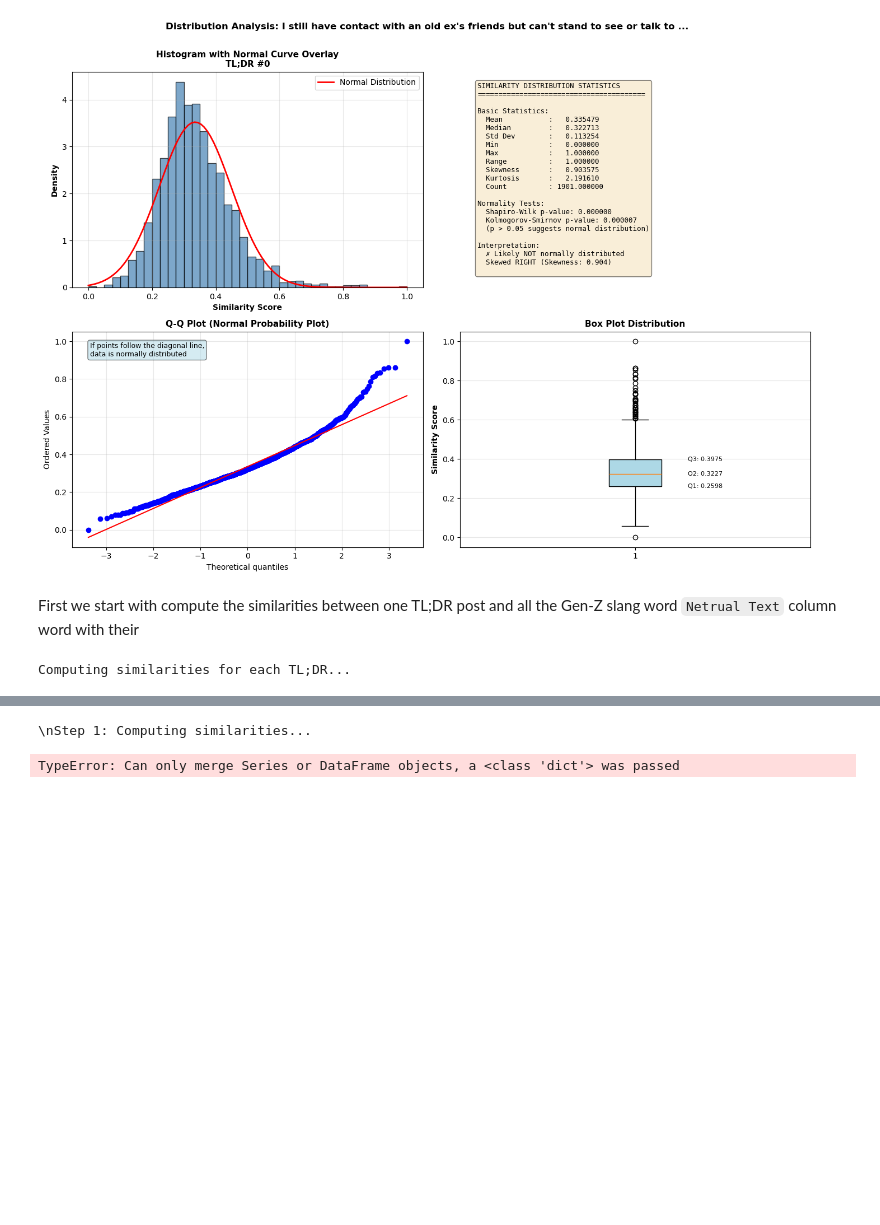
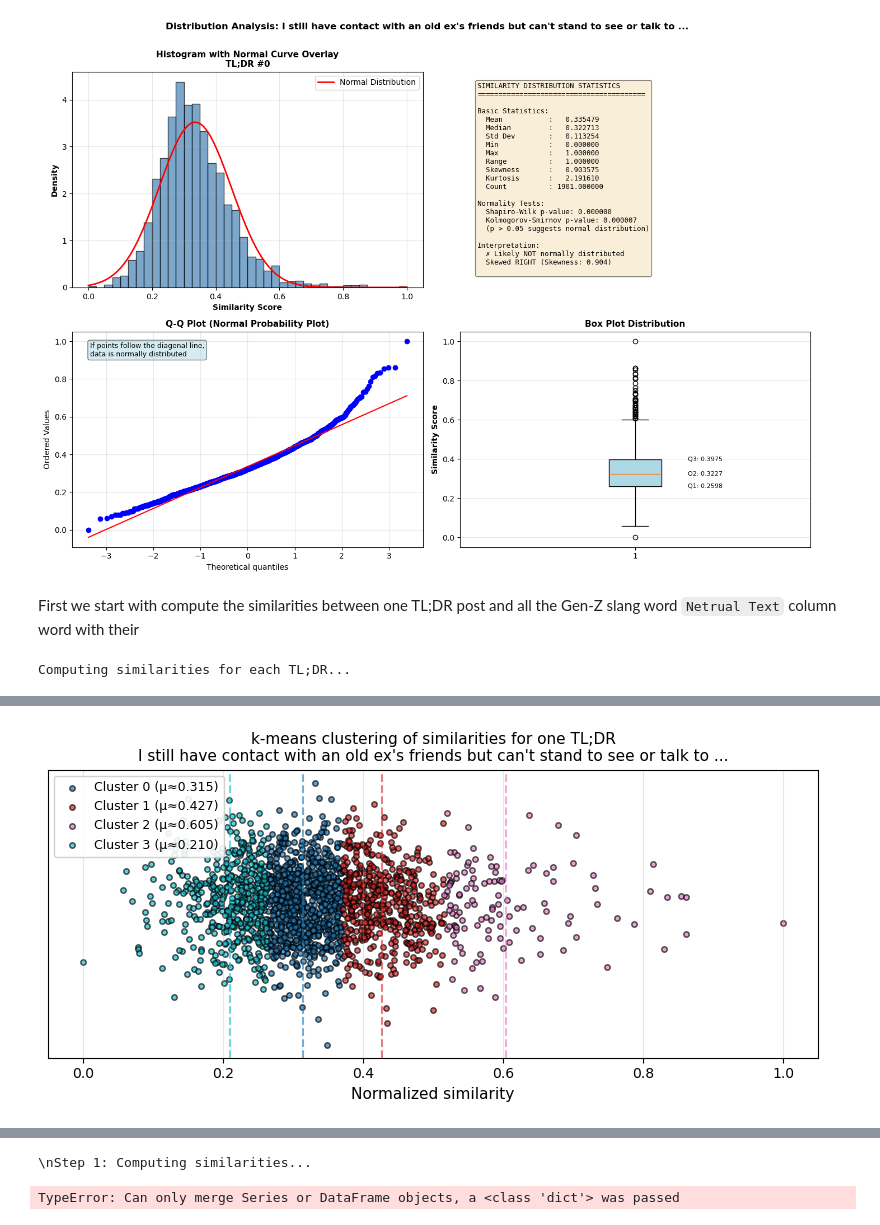
Before and after one commit to au-nlp/project-milestone-p2-group1, a Jupyter notebook: main.ipynb, the cells around one changed output, grey strips where cells are left out. Drawn from its saved outputs; the diff is of its cells as text; code cells hidden in the pictures; blank space fills up the shorter version.

```diff
--- a/main.ipynb
+++ b/main.ipynb
@@ -1857,3 +2215,64 @@ NameError: name 'stats' is not defined
+# %%
+import numpy as np
+import matplotlib.pyplot as plt
+from sklearn.cluster import KMeans
+
+def plot_similarity_kmeans_clusters(df, row_idx=0, n_clusters=3, random_state=0):
+    """
+    Cluster similarity scores for one TL;DR using 1D k-means and plot them.
+    - X-axis: normalized similarity
+    - Y-axis: jitter (no meaning, just for separation)
+    - Color: k-means cluster
+    """
+    row = df.iloc[row_idx]
+    sims = np.array([float(x) for x in row['all_similarities'].split(';')])
+
+    # Reshape for sklearn (n_samples, n_features)
+    sims_1d = sims.reshape(-1, 1)
+
+    # Fit k-means on 1D similarities
+    km = KMeans(n_clusters=n_clusters, n_init=10, random_state=random_state)
+    labels = km.fit_predict(sims_1d)
+    centers = km.cluster_centers_.ravel()
+
+    # Prepare plot
+    colors = plt.cm.tab10(np.linspace(0, 1, n_clusters))
+    y = np.random.normal(0, 0.03, size=len(sims))  # jitter for vertical spread
+
+    plt.figure(figsize=(8, 4))
+    for k in range(n_clusters):
+        mask = labels == k
+        plt.scatter(
+            sims[mask],
+            y[mask],
+            s=15,
+            color=colors[k],
+            edgecolor="k",
+            alpha=0.7,
+            label=f"Cluster {k} (μ≈{centers[k]:.3f})",
+        )
+
+    # Plot cluster centers as vertical lines
+    for k, c in enumerate(centers):
+        plt.axvline(c, color=colors[k], linestyle="--", alpha=0.6)
+
+    plt.yticks([])
+    plt.xlabel("Normalized similarity", fontsize=11)
+    completion_text = row["completion"][:80] + "..."
+    plt.title(f"k-means clustering of similarities for one TL;DR\n{completion_text}",
+              fontsize=11)
+    plt.grid(axis="x", alpha=0.3)
+    plt.legend(loc="upper left", fontsize=9, framealpha=0.9)
+    plt.tight_layout()
+    plt.show()
+
+    return {
+        "labels": labels,
+        "centers": centers,
+    }
+kmeans_result = plot_similarity_kmeans_clusters(df_with_sims, row_idx=0, n_clusters=4)
+# %% [output]
+[figure, added]
 # %%
 
 # With top-p threshold visualization
```
Also changed, not shown: parts of 15 cells of this notebook, 3 other files.
